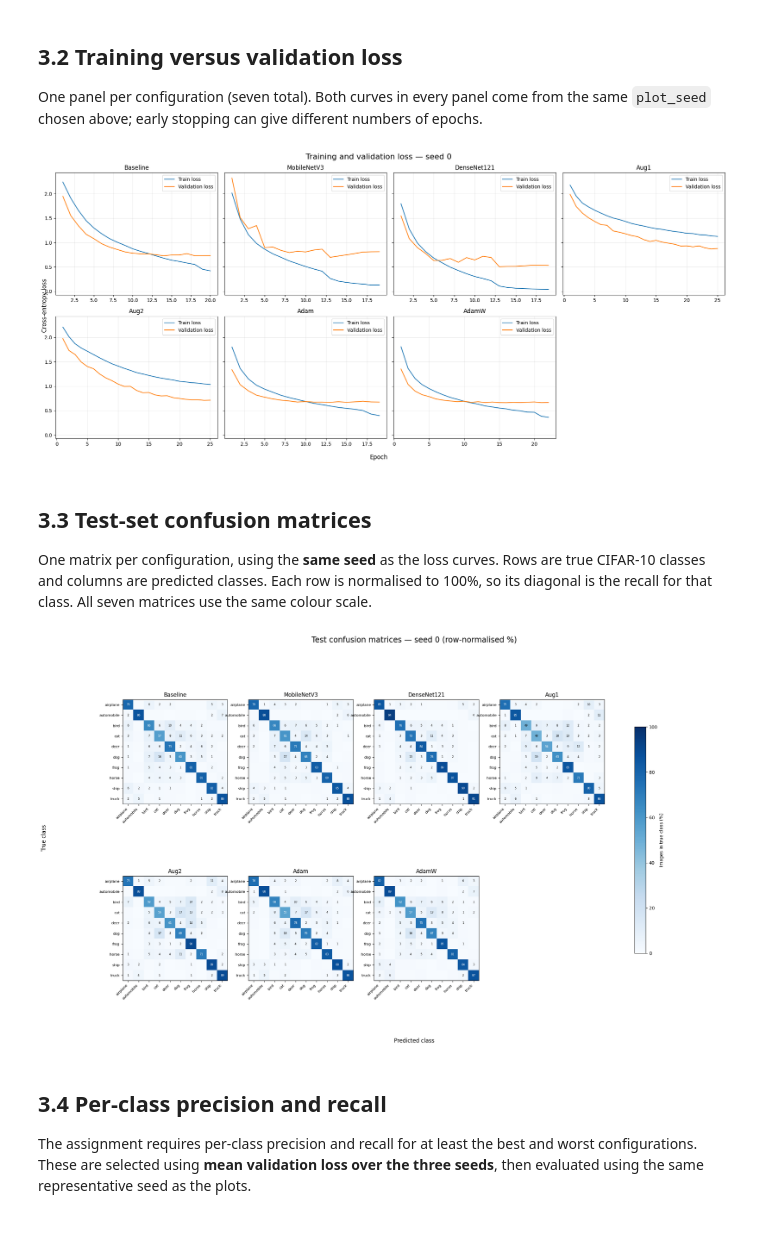
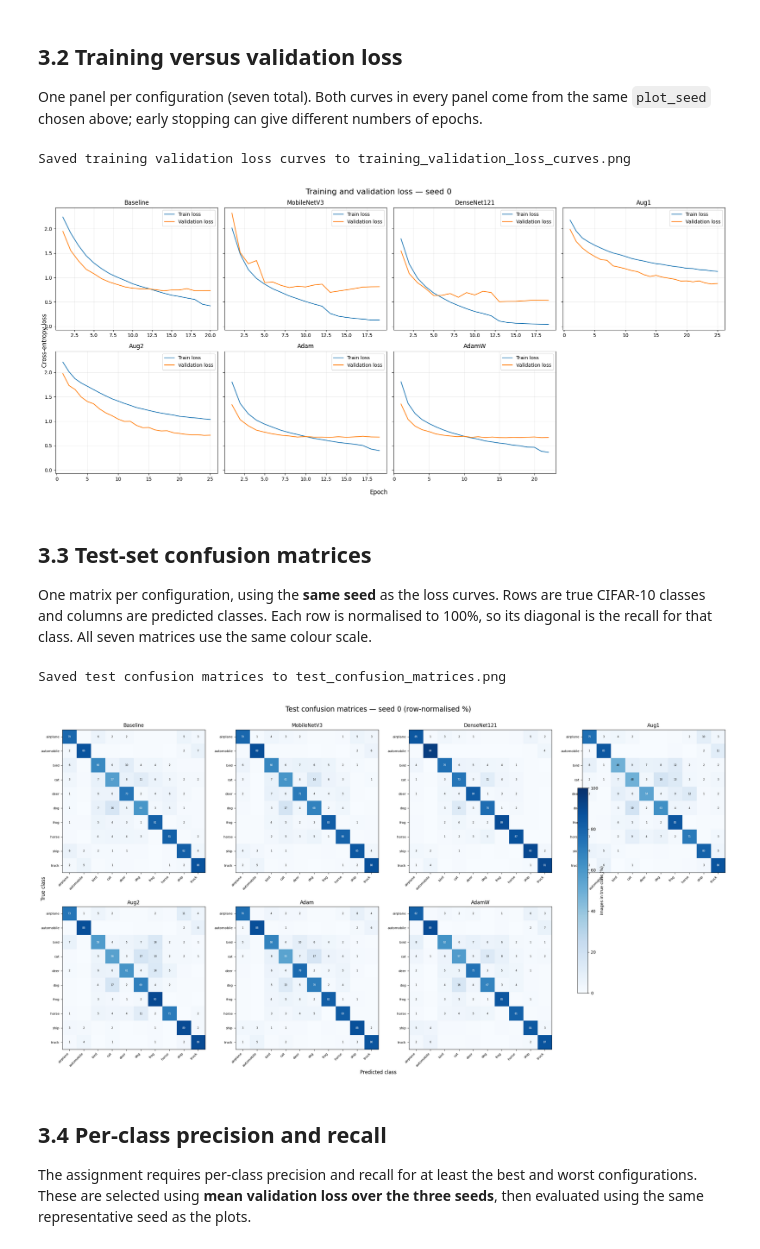
Before and after one commit to RobertNanda/PGR207-1-26H-Deep-Learning-Assignment, a Jupyter notebook: Mandatory_Assignment_PC.ipynb, the cells around one changed output. Saved outputs shown, nothing was run; the diff lists cells and outputs as text; code cells hidden in the pictures.

```diff
--- a/Mandatory_Assignment_PC.ipynb
+++ b/Mandatory_Assignment_PC.ipynb
@@ -160,7 +160,7 @@ augmentation_strategies = {
 temp_dataset = torchvision.datasets.CIFAR10(root=cifar10data, train=True, download=True)
 sample_img = Image.fromarray(temp_dataset.data[3])
 
-def visualize_pipeline(name, pipeline, img):
+def visualize_pipeline(name, pipeline, img, save_path=None):
     # We collect images at each step.
     # We skip ToDtype and Normalize to keep colors in uint8 range for matplotlib.
     images = [img]
@@ -193,9 +193,12 @@ def visualize_pipeline(name, pipeline, img):
 
     fig.suptitle(f"Pipeline: {name}", fontsize=14)
     plt.tight_layout()
+    if save_path:
+        plt.savefig(save_path, bbox_inches='tight', dpi=300)
+        print(f"Saved {name} visualization to {save_path}")
     plt.show()
 
-# Visualize all three configurations
+# Visualize and save all three configurations
 for name, strategy in augmentation_strategies.items():
-    visualize_pipeline(name, strategy, sample_img)
+    visualize_pipeline(name, strategy, sample_img, save_path=f"{name}_visualization.png")
 # %% [output]
@@ -563,9 +569,12 @@ for ax in axes.flat[len(config_names):]:
 fig.suptitle(f"Training and validation loss — seed {plot_seed}", fontsize=16)
 fig.supxlabel("Epoch")
 fig.supylabel("Cross-entropy loss")
-fig.tight_layout()
+plt.tight_layout()
+plt.savefig("training_validation_loss_curves.png", bbox_inches="tight", dpi=300)
+print("Saved training validation loss curves to training_validation_loss_curves.png")
 plt.show()
 # %% [output]
+Saved training validation loss curves to training_validation_loss_curves.png
 [figure]
 # %% [markdown]
 ## 3.3 Test-set confusion matrices
@@ -573,32 +582,36 @@ One matrix per configuration, using the **same seed** as the loss curves. Rows a
 # %%
 from sklearn.metrics import confusion_matrix
 
 class_names = testset.classes
 fig, axes = plt.subplots(2, 4, figsize=(24, 13))
 flat_axes = axes.ravel()
 for name, ax in zip(config_names, flat_axes):
     matrix = confusion_matrix(
         testset.targets, predictions[(name, plot_seed)],
         labels=range(len(class_names)), normalize="true"
     ) * 100
     image = ax.imshow(matrix, cmap="Blues", vmin=0, vmax=100)
     ax.set_title(name)
     ax.set_xticks(range(len(class_names)), class_names, rotation=45, ha="right", fontsize=8)
     ax.set_yticks(range(len(class_names)), class_names, fontsize=8)
     for (true_idx, pred_idx), value in np.ndenumerate(matrix):
         if value >= 1:
             ax.text(pred_idx, true_idx, f"{value:.0f}", ha="center", va="center",
                     fontsize=6, color="white" if value > 50 else "black")
 for ax in flat_axes[len(config_names):]:
     ax.axis("off")
 fig.suptitle(f"Test confusion matrices — seed {plot_seed} (row-normalised %)", fontsize=17)
 fig.supxlabel("Predicted class")
 fig.supylabel("True class")
 fig.colorbar(image, ax=flat_axes[:len(config_names)].tolist(), shrink=0.7,
              label="Images in true class (%)")
+plt.tight_layout()
+plt.savefig("test_confusion_matrices.png", bbox_inches="tight", dpi=300)
+print("Saved test confusion matrices to test_confusion_matrices.png")
 plt.show()
 # %% [output]
+Saved test confusion matrices to test_confusion_matrices.png
-[figure, old version]
+[figure, new version]
 # %% [markdown]
 ## 3.4 Per-class precision and recall
 The assignment requires per-class precision and recall for at least the best and worst configurations. These are selected using **mean validation loss over the three seeds**, then evaluated using the same representative seed as the plots.
```
Also changed, not shown: parts of 1 cell of this notebook.
